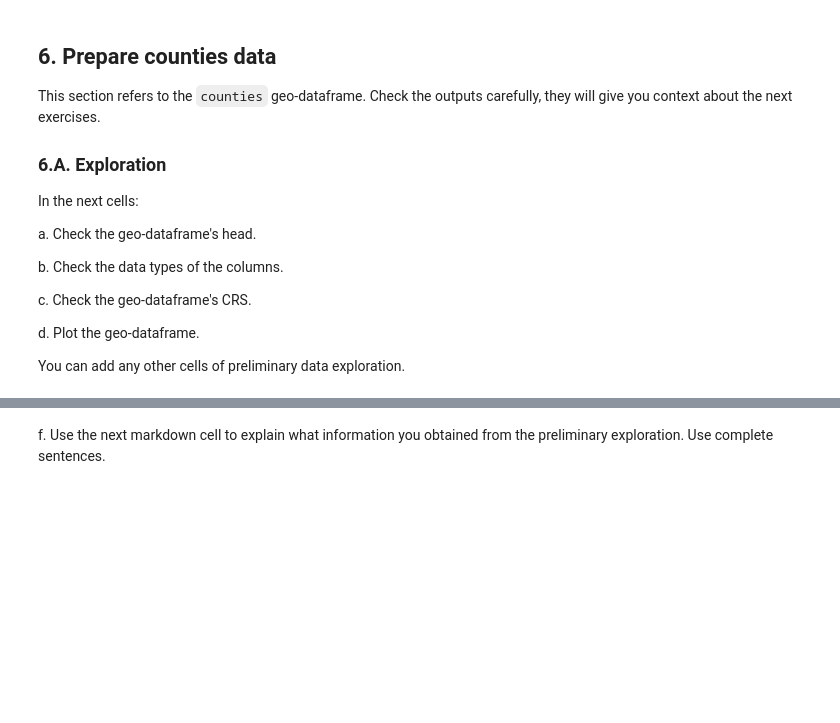
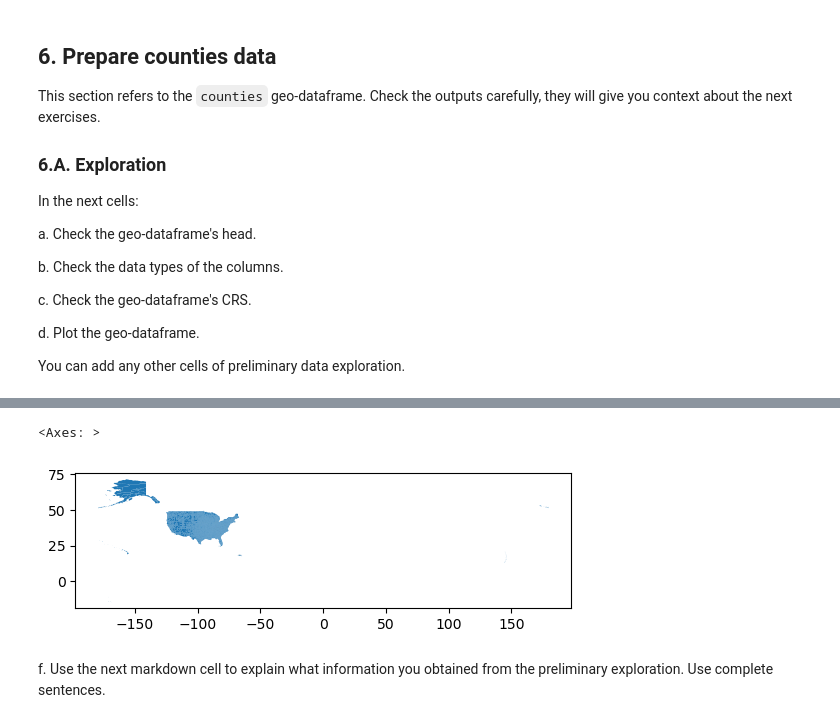
Before and after one commit to tommats00/eds220-hwk3, a Jupyter notebook: hwk3-task2-oil-spills.ipynb, the cells around one changed output, grey strips where cells are left out. Cells and saved outputs as stored; diff of their text form; code cells hidden in the pictures; blank space fills up the shorter version.

```diff
--- a/hwk3-task2-oil-spills.ipynb
+++ b/hwk3-task2-oil-spills.ipynb
@@ -312,3 +357,9 @@ You can add any other cells of preliminary data exploration.
+# %%
+# d. Plot the geo-dataframe
+counties.plot()
+# %% [output]
+<Axes: >
+[figure, added]
 # %% [markdown]
 <!-- BEGIN QUESTION -->
 
```
Also changed, not shown: parts of 21 cells of this notebook.
